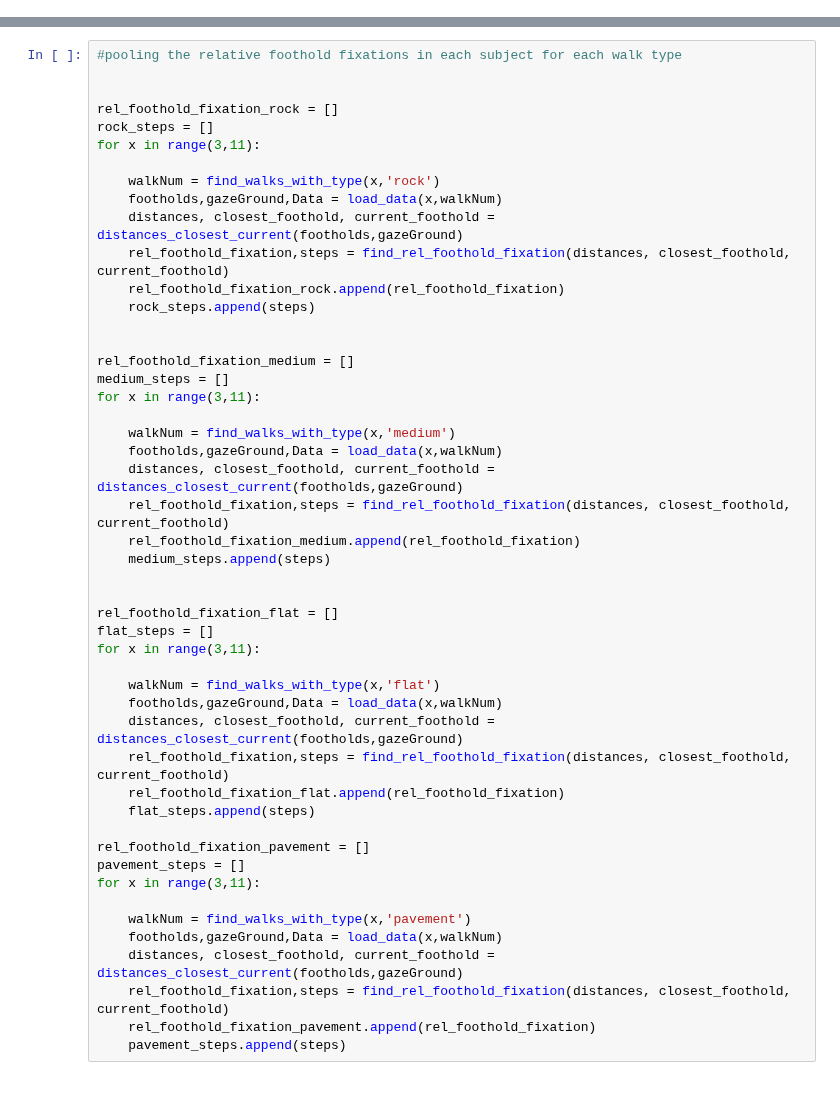
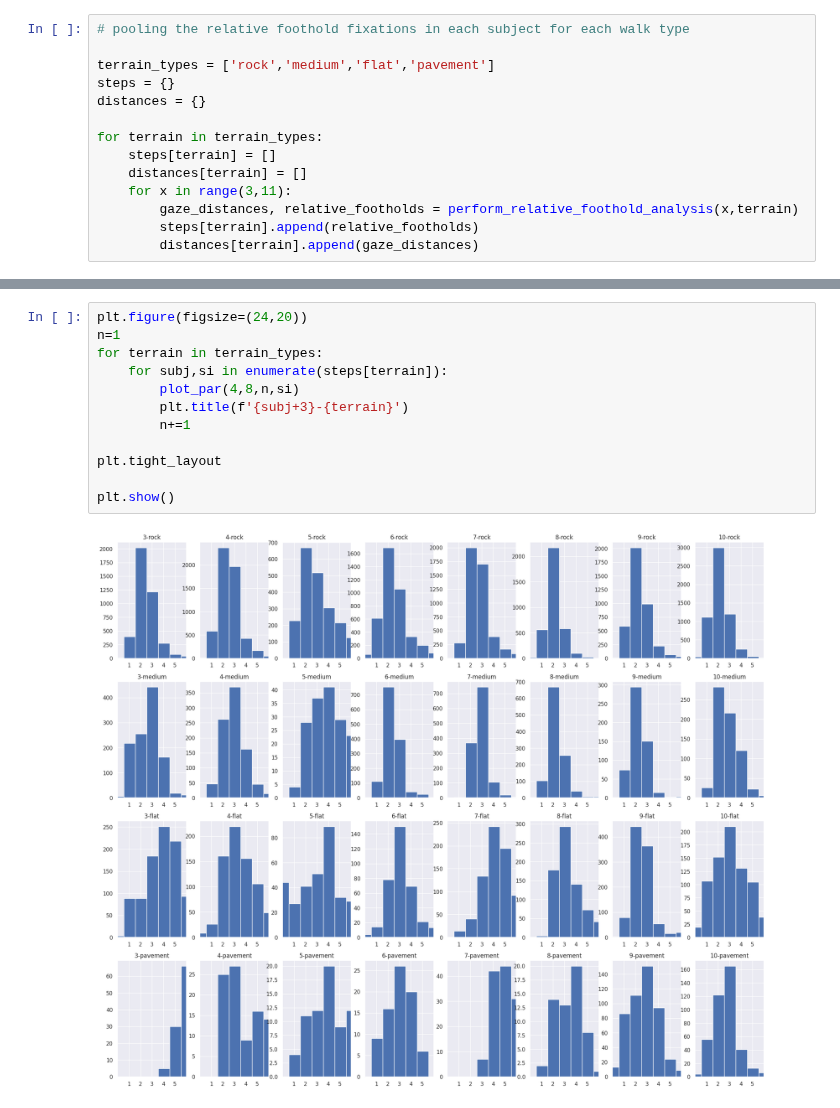
Before and after one commit to BonnenLab/visualize-skelly-laser-environment, a Jupyter notebook: fixation-histograms.ipynb, the cells around one changed output, grey strips where cells are left out. Cells and saved outputs as stored; diff of their text form.

```diff
--- a/fixation-histograms.ipynb
+++ b/fixation-histograms.ipynb
@@ -81 +109,15 @@ def find_rel_foothold_fixation(distances, closest_foothold, current_foothold):
+# %%
+# pooling the relative foothold fixations in each subject for each walk type
+
+terrain_types = ['rock','medium','flat','pavement']
+steps = {}
+distances = {}
+
+for terrain in terrain_types:
+    steps[terrain] = []
+    distances[terrain] = []
+    for x in range(3,11):
+        gaze_distances, relative_footholds = perform_relative_foothold_analysis(x,terrain)
+        steps[terrain].append(relative_footholds)
+        distances[terrain].append(gaze_distances)
 # %%
@@ -93,50 +130,15 @@ plt.show()
-# %%
-#pooling the relative foothold fixations in each subject for each walk type
-
-
-rel_foothold_fixation_rock = []
-rock_steps = []
-for x in range(3,11):
-
-    walkNum = find_walks_with_type(x,'rock')
-    footholds,gazeGround,Data = load_data(x,walkNum)
-    distances, closest_foothold, current_foothold = distances_closest_current(footholds,gazeGround)
-    rel_foothold_fixation,steps = find_rel_foothold_fixation(distances, closest_foothold, current_foothold)
-    rel_foothold_fixation_rock.append(rel_foothold_fixation)
-    rock_steps.append(steps)
-
-
-rel_foothold_fixation_medium = []
-medium_steps = []
-for x in range(3,11):
-
-    walkNum = find_walks_with_type(x,'medium')
-    footholds,gazeGround,Data = load_data(x,walkNum)
-    distances, closest_foothold, current_foothold = distances_closest_current(footholds,gazeGround)
-    rel_foothold_fixation,steps = find_rel_foothold_fixation(distances, closest_foothold, current_foothold)
-    rel_foothold_fixation_medium.append(rel_foothold_fixation)
-    medium_steps.append(steps)
-
-
-rel_foothold_fixation_flat = []
-flat_steps = []
-for x in range(3,11):
-
-    walkNum = find_walks_with_type(x,'flat')
-    footholds,gazeGround,Data = load_data(x,walkNum)
-    distances, closest_foothold, current_foothold = distances_closest_current(footholds,gazeGround)
-    rel_foothold_fixation,steps = find_rel_foothold_fixation(distances, closest_foothold, current_foothold)
-    rel_foothold_fixation_flat.append(rel_foothold_fixation)
-    flat_steps.append(steps)
-
-rel_foothold_fixation_pavement = []
-pavement_steps = []
-for x in range(3,11):
-
-    walkNum = find_walks_with_type(x,'pavement')
-    footholds,gazeGround,Data = load_data(x,walkNum)
-    distances, closest_foothold, current_foothold = distances_closest_current(footholds,gazeGround)
-    rel_foothold_fixation,steps = find_rel_foothold_fixation(distances, closest_foothold, current_foothold)
-    rel_foothold_fixation_pavement.append(rel_foothold_fixation)
-    pavement_steps.append(steps)
+# %%
+plt.figure(figsize=(24,20))
+n=1
+for terrain in terrain_types:
+    for subj,si in enumerate(steps[terrain]):
+        plot_par(4,8,n,si)
+        plt.title(f'{subj+3}-{terrain}')
+        n+=1
+
+plt.tight_layout
+
+plt.show()
+# %% [output]
+[figure, added]
 # %%
```
Also changed, not shown: parts of 18 cells of this notebook.
